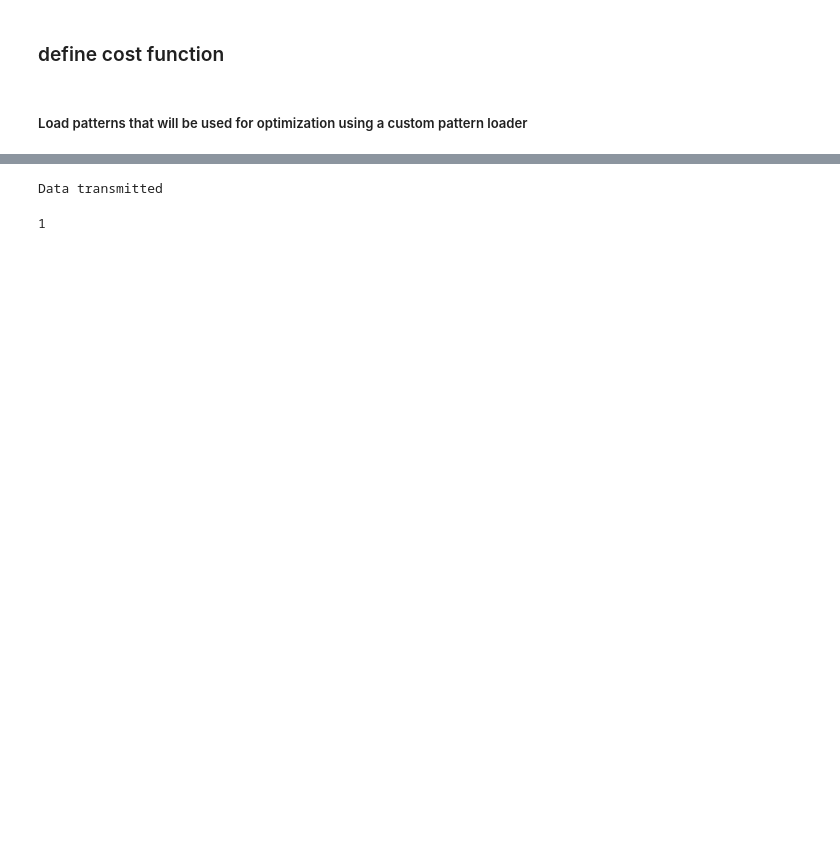
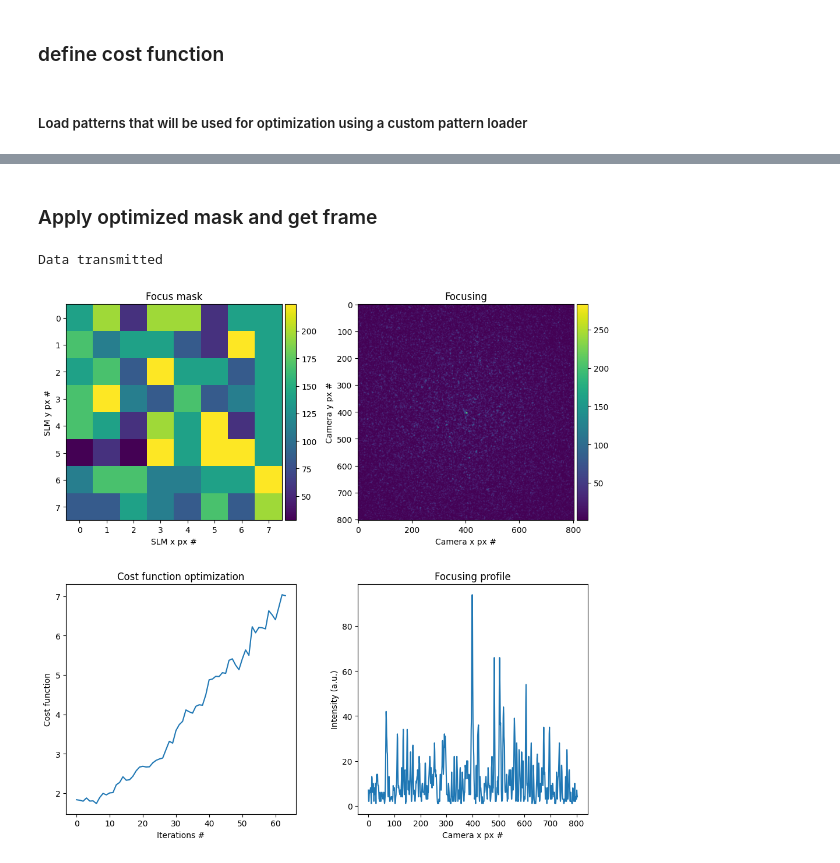
Before and after one commit to alextavern/slmoptim, a Jupyter notebook: notebooks/Continuous_Seq.ipynb, the cells around one changed output, grey strips where cells are left out. Cells and saved outputs as stored; diff of their text form; code cells hidden in the pictures; blank space fills up the shorter version.

```diff
--- a/notebooks/Continuous_Seq.ipynb
+++ b/notebooks/Continuous_Seq.ipynb
@@ -24,7 +26,7 @@ slm_segments = 256
 # size of macropixels on slm
 slm_macropixels = 5
 
-phase_steps = 8
+phase_steps = 16
 
 # Define observation window on camera
 roi_size = 800
@@ -37,6 +39,9 @@ bins = 1
 exposure_time = 100
 gain = 1
 timeout= 100
+
+# save data
+path = '/home/optomeca/Documents/measurements'
 # %% [markdown]
 ### Initialize SLM and cam and do some checks
 # %%
@@ -99,5 +66,12 @@ cost_fun = lambda x: intensity(x)
+# %%
+# define target for the correlation cost function only
+target_shape = (104, 104)
+tgt = phase_conjugation.Target(target_shape)
+target = tgt.square((4, 4), offset_x=0, offset_y=0, intensity=100)
+
+# choose one cost function to pass to optim object
+cost_fun = lambda x: cost_functions.corr_coef(x, target)
+cost_fun = lambda x: cost_functions.snr(x)
 # %% [markdown]
 ##### Load patterns that will be used for optimization using a custom pattern loader
-# %%
-pattern_loader = pt.OnePixelPatternGenerator(slm_segments)
 # %% [markdown]
@@ -105,10 +78,0 @@ pattern_loader = pt.OnePixelPatternGenerator(slm_segments)
-# %%
-optim = StepwiseSequential(slm, camera,
-                           pattern_loader,
-                           total_iterations=3,
-                           slm_segments=slm_segments,
-                           slm_macropixel=slm_macropixels,
-                           phase_steps=8)
-
-optim.register_callback(cost_fun)
-pattern, cost, frames = optim.run()
@@ -150,11 +171,20 @@ Data transmitted
+# %% [markdown]
+### Apply optimized mask and get frame
 # %%
 patternSLM = pt.Pattern(resX, resY)
 
-temp = patternSLM._enlarge_pattern(pattern, 5)
-temp = patternSLM.add_subpattern(temp)
 
-slm.sendArray(temp)
+
+mask = patternSLM._enlarge_pattern(pattern, slm_macropixels)
+mask = patternSLM.add_subpattern(mask)
+
+slm.sendArray(mask)
 # slm.updateArray(temp)
+
+frame = camera.get_pending_frame_or_null()
+focus = np.copy(frame.image_buffer)
+
+optim.plot(focus, 400)
 # %% [output]
 Data transmitted
-1
+[figure, added]
```
Also changed, not shown: parts of 24 cells of this notebook, 7 other files.
